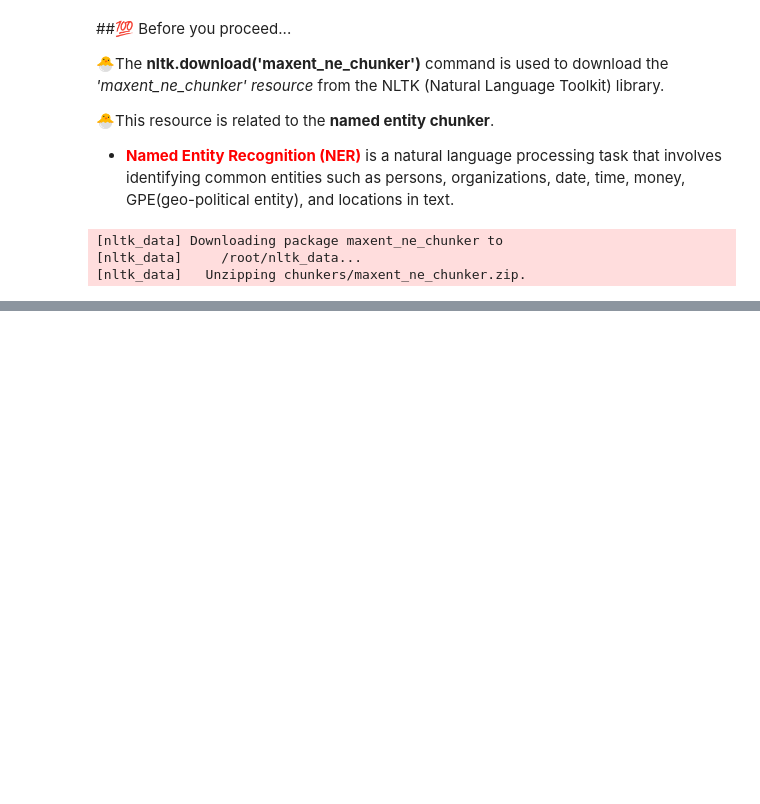
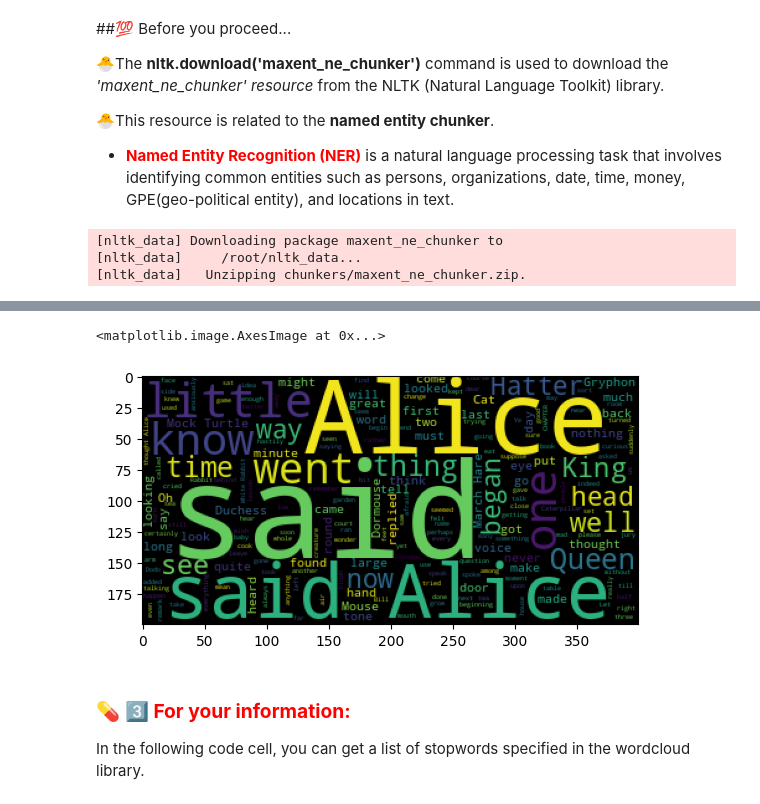
Before and after one commit to seoljae/NLP_2024, a Jupyter notebook: 11_MoreonNLP.ipynb, the cells around one changed output, grey strips where cells are left out. Drawn from its saved outputs; the diff is of its cells as text; code cells hidden in the pictures; blank space fills up the shorter version.

```diff
--- a/11_MoreonNLP.ipynb
+++ b/11_MoreonNLP.ipynb
@@ -514,0 +521,25 @@ plt.imshow(wc)
+# %%
+# Install and import nltk for tokenizing words
+!pip install nltk
+import nltk
+from nltk.tokenize import word_tokenize
+
+# This imports the WordCloud class and a parameter called STOPWORDS set from the wordcloud library.
+from wordcloud import WordCloud, STOPWORDS
+
+# Download the Gutenberg corpus
+nltk.download('gutenberg')
+
+# Load the text of Alice's Adventures in Wonderland by Lewis Carroll in 1865
+text = nltk.corpus.gutenberg.raw('carroll-alice.txt')
+
+# Create a set of stopwords
+stopwords = set(STOPWORDS) #This creates This line creates a set of stop words by converting STOPWORDS (which is a frozenset) into a regular set.
+
+# Generate Word Cloud which includes 'the' but excludes other stopwords
+wc1 = WordCloud(stopwords = stopwords).generate(text) #This generates the word cloud from the provided text, explicitly excluding the words which are present in the stopwords set. This code is prerequsite for the following code line (stopwords.add('the'))
+stopwords.add('the') #Among excluded stop words, include 'the' in the analysis.
+
+# Display the Word Cloud using Matplotlib
+plt.imshow(wc1)
+# %% [output]
@@ -514,0 +553,6 @@ plt.imshow(wc)
+<matplotlib.image.AxesImage at 0x...>
+[figure, added]
+# %% [markdown]
+### 💊 <font color = 'red'> **3️⃣ For your information:**
+
+In the following code cell, you can get a list of stopwords specified in the wordcloud library.
```
Also changed, not shown: parts of 9 cells of this notebook.
